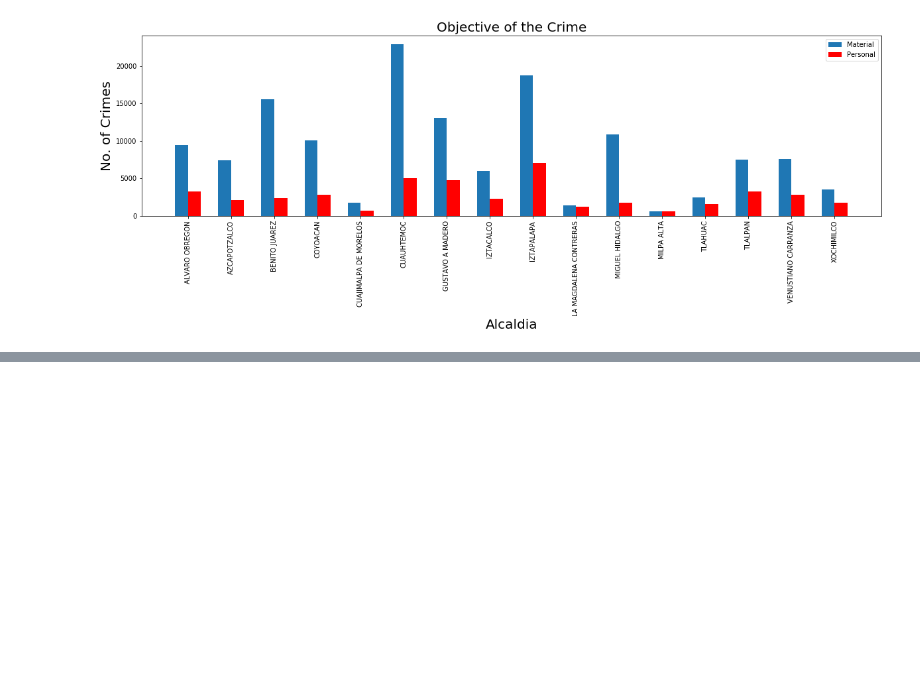
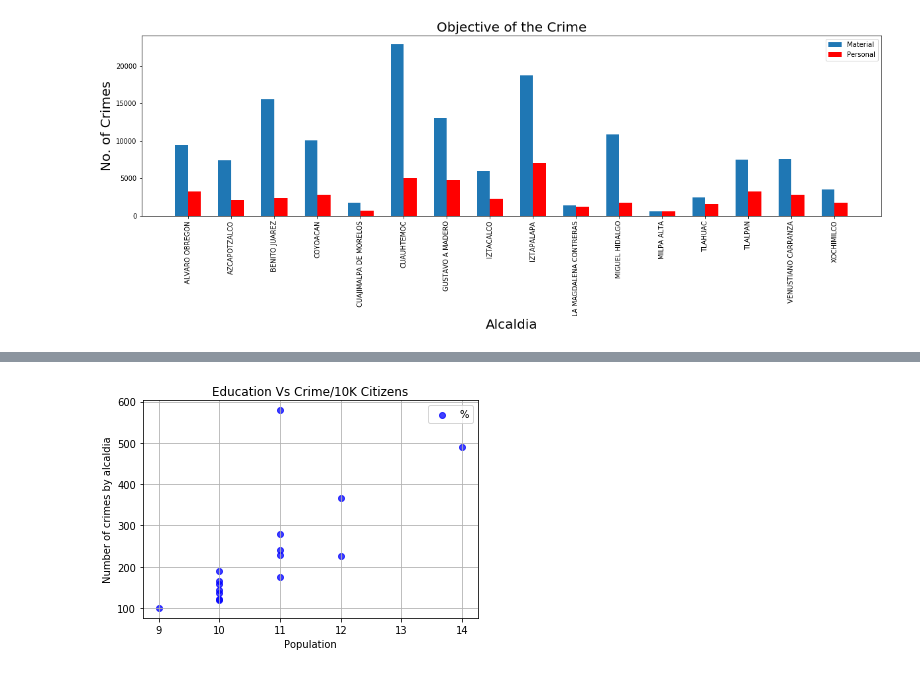
Before and after one commit to joseluismendozal10/Project1, a Jupyter notebook: Project.ipynb, the cells around one changed output, grey strips where cells are left out. Drawn from its saved outputs; the diff is of its cells as text; code cells hidden in the pictures; blank space fills up the shorter version.

```diff
--- a/Project.ipynb
+++ b/Project.ipynb
@@ -244,3 +250,25 @@ plt.savefig("Objective of the Crime.png",bbox_inches="tight")
 plt.show()
 # %% [output]
 [figure]
+# %%
+Delitos_Vs_Demo=Total_Delitos_Alcaldias_2018.loc[:,["alcaldia_hechos","delito",
+                                                "POBLACIÓN TOTAL","GRADO PROMEDIO DE ESCOLARIDAD",
+                                                "POBLACIÓN DESOCUPADA ABIERTA","POBLACIÓN SIN RELIGIÓN",
+                                               "Pobreza extrema","Pobreza moderada","Vulnerables por ingreso",
+                                               " Población con ingreso inferior a la línea de bienestar"]]
+
+Delitos_Vs_Demo["POBLACIÓN TOTAL"]=Delitos_Vs_Demo["POBLACIÓN TOTAL"].str.replace(",","").astype(int)
+Delitos_Vs_Demo["POBLACIÓN DESOCUPADA ABIERTA"]=Delitos_Vs_Demo["POBLACIÓN DESOCUPADA ABIERTA"].str.replace(",","").astype(int)
+Delitos_Vs_Demo["POBLACIÓN SIN RELIGIÓN"]=Delitos_Vs_Demo["POBLACIÓN SIN RELIGIÓN"].str.replace(",","").astype(int)
+Delitos_Vs_Demo["Pobreza extrema"]=Delitos_Vs_Demo["Pobreza extrema"].str.replace(",","").astype(int)
+Delitos_Vs_Demo["Pobreza moderada"]=Delitos_Vs_Demo["Pobreza moderada"].str.replace(",","").astype(int)
+Delitos_Vs_Demo["Vulnerables por ingreso"]=Delitos_Vs_Demo["Vulnerables por ingreso"].str.replace(",","").astype(int)
+Delitos_Vs_Demo[" Población con ingreso inferior a la línea de bienestar"]=Delitos_Vs_Demo[" Población con ingreso inferior a la línea de bienestar"].str.replace(",","").astype(int)
+
+Delitos_Vs_Demo["Crimes/10K citizen"]=Delitos_Vs_Demo["delito"]/Delitos_Vs_Demo["POBLACIÓN TOTAL"]*10000
+Delitos_Vs_Demo["% Unemployment"]=Delitos_Vs_Demo["POBLACIÓN DESOCUPADA ABIERTA"]/Delitos_Vs_Demo["POBLACIÓN TOTAL"]
+Delitos_Vs_Demo["% No Religion"]=Delitos_Vs_Demo["POBLACIÓN SIN RELIGIÓN"]/Delitos_Vs_Demo["POBLACIÓN TOTAL"]
+
+export_csv=Delitos_Vs_Demo.to_csv("Delitos Vs Demograficos.csv")
+
+Delitos_Vs_Demo
@@ -246,0 +323,25 @@ plt.show()
+# %%
+
+
+plt.scatter(Delitos_Vs_Demo["GRADO PROMEDIO DE ESCOLARIDAD"], Delitos_Vs_Demo["Crimes/10K citizen"], marker="o", facecolors="blue", alpha=0.75)
+
+
+# Incorporate the other graph properties
+
+plt.grid()
+plt.title("Education Vs Crime/10K Citizens")
+plt.xlabel("Population")
+plt.ylabel("Number of crimes by alcaldia")
+
+# Create a legend
+#plt.legend(handles=[ Urban, Suburban, Rural], loc= "upper rigth")
+plt.legend(demos, loc="best")
+
+
+# Save Figure
+plt.savefig("Education Vs Crime Vs 10K Citizens.png")
+
+# Prints the scatter plot to the screen
+plt.show()
+# %% [output]
+[figure, added]
```
Also changed, not shown: parts of 10 cells of this notebook, 7 other files.
